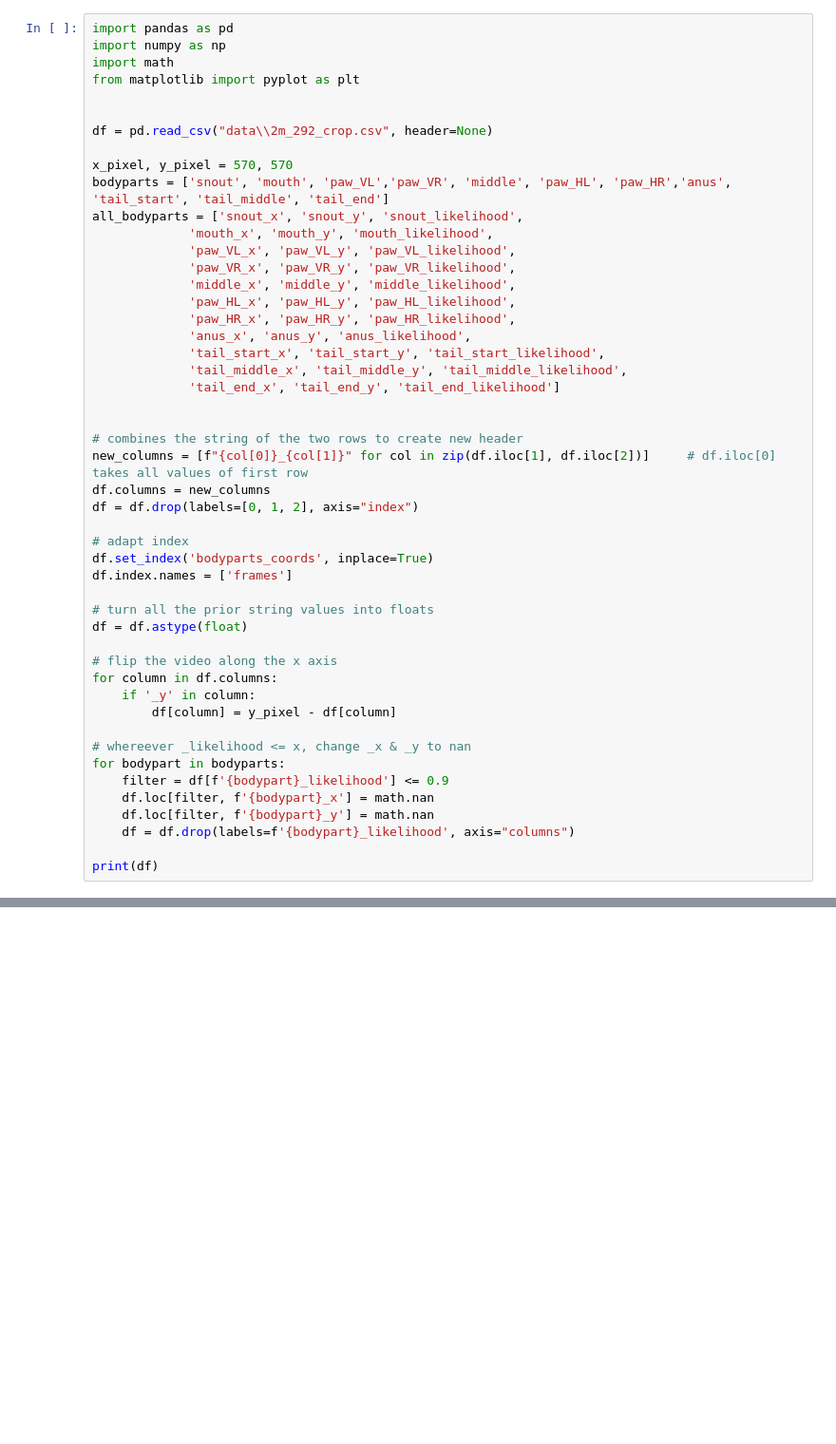
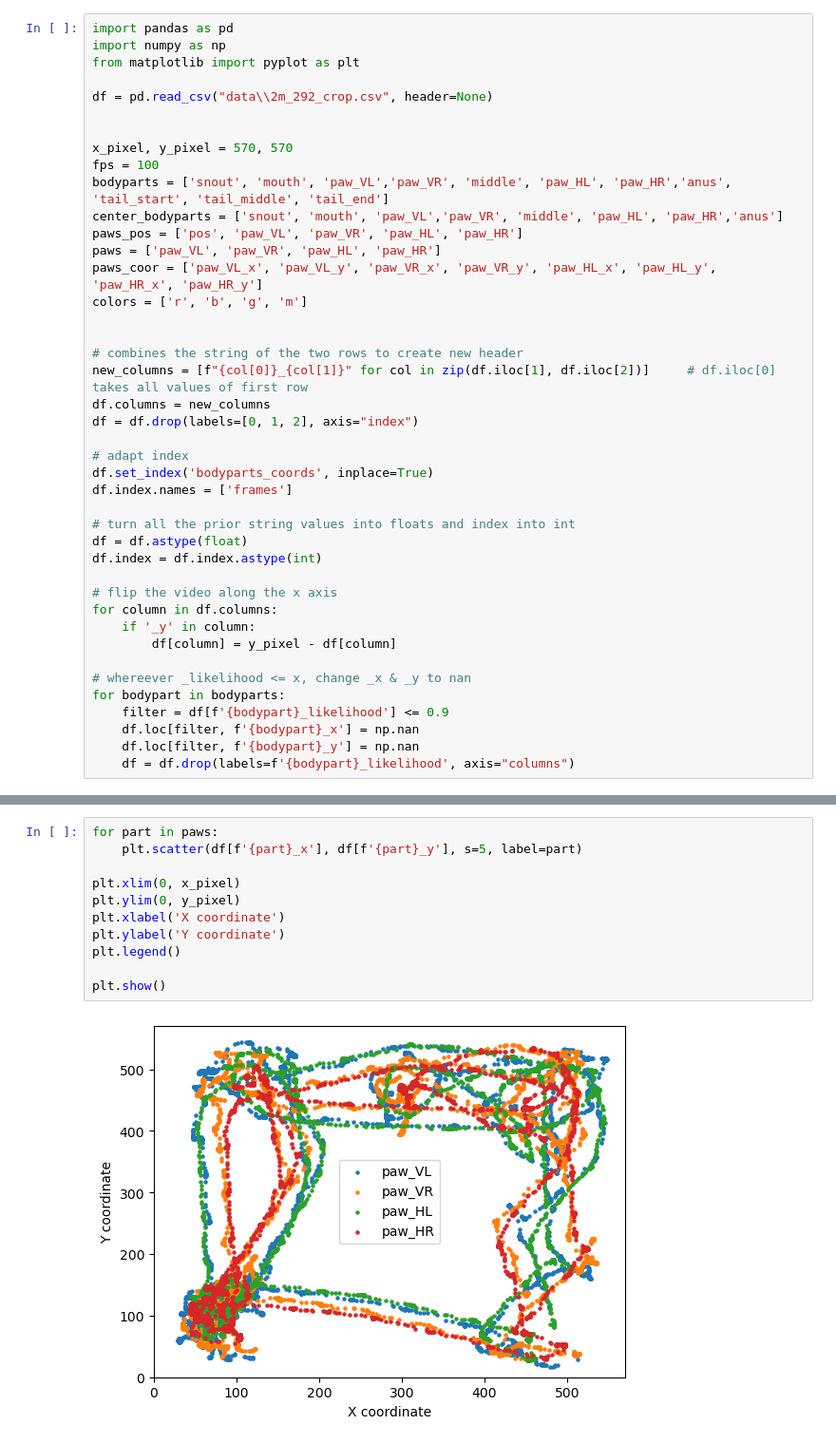
Before and after one commit to NFLandgraf/NFCyber, a Jupyter notebook: GaitAnalysis/analysis.ipynb, the cells around one changed output, grey strips where cells are left out. Shown at 95% size. Saved outputs shown, nothing was run; the diff lists cells and outputs as text; blank space fills up the shorter version.

```diff
--- a/GaitAnalysis/analysis.ipynb
+++ b/GaitAnalysis/analysis.ipynb
@@ -1,25 +3,19 @@
 # %%
 import pandas as pd
 import numpy as np
-import math
 from matplotlib import pyplot as plt
-
 
 df = pd.read_csv("data\\2m_292_crop.csv", header=None)
 
+
 x_pixel, y_pixel = 570, 570
+fps = 100
 bodyparts = ['snout', 'mouth', 'paw_VL','paw_VR', 'middle', 'paw_HL', 'paw_HR','anus', 'tail_start', 'tail_middle', 'tail_end']
-all_bodyparts = ['snout_x', 'snout_y', 'snout_likelihood',
-             'mouth_x', 'mouth_y', 'mouth_likelihood',
-             'paw_VL_x', 'paw_VL_y', 'paw_VL_likelihood',
-             'paw_VR_x', 'paw_VR_y', 'paw_VR_likelihood',
-             'middle_x', 'middle_y', 'middle_likelihood',
-             'paw_HL_x', 'paw_HL_y', 'paw_HL_likelihood',
-             'paw_HR_x', 'paw_HR_y', 'paw_HR_likelihood',
-             'anus_x', 'anus_y', 'anus_likelihood',
-             'tail_start_x', 'tail_start_y', 'tail_start_likelihood',
-             'tail_middle_x', 'tail_middle_y', 'tail_middle_likelihood',
-             'tail_end_x', 'tail_end_y', 'tail_end_likelihood']
+center_bodyparts = ['snout', 'mouth', 'paw_VL','paw_VR', 'middle', 'paw_HL', 'paw_HR','anus']
+paws_pos = ['pos', 'paw_VL', 'paw_VR', 'paw_HL', 'paw_HR']
+paws = ['paw_VL', 'paw_VR', 'paw_HL', 'paw_HR']
+paws_coor = ['paw_VL_x', 'paw_VL_y', 'paw_VR_x', 'paw_VR_y', 'paw_HL_x', 'paw_HL_y', 'paw_HR_x', 'paw_HR_y']
+colors = ['r', 'b', 'g', 'm']
 
 
 # combines the string of the two rows to create new header
@@ -31,8 +27,9 @@ df = df.drop(labels=[0, 1, 2], axis="index")
 df.set_index('bodyparts_coords', inplace=True)
 df.index.names = ['frames']
 
-# turn all the prior string values into floats
+# turn all the prior string values into floats and index into int
 df = df.astype(float)
+df.index = df.index.astype(int)
 
 # flip the video along the x axis
 for column in df.columns:
@@ -42,8 +39,6 @@ for column in df.columns:
 # whereever _likelihood <= x, change _x & _y to nan
 for bodypart in bodyparts:
     filter = df[f'{bodypart}_likelihood'] <= 0.9
-    df.loc[filter, f'{bodypart}_x'] = math.nan
-    df.loc[filter, f'{bodypart}_y'] = math.nan
+    df.loc[filter, f'{bodypart}_x'] = np.nan
+    df.loc[filter, f'{bodypart}_y'] = np.nan
     df = df.drop(labels=f'{bodypart}_likelihood', axis="columns")
-
-print(df)
@@ -75,0 +209,13 @@ plt.show()
+# %%
+for part in paws:
+    plt.scatter(df[f'{part}_x'], df[f'{part}_y'], s=5, label=part)
+
+plt.xlim(0, x_pixel)
+plt.ylim(0, y_pixel)
+plt.xlabel('X coordinate')
+plt.ylabel('Y coordinate')
+plt.legend()
+
+plt.show()
+# %% [output]
+[figure, added]
```
Also changed, not shown: parts of 8 cells of this notebook, 1 other file.
